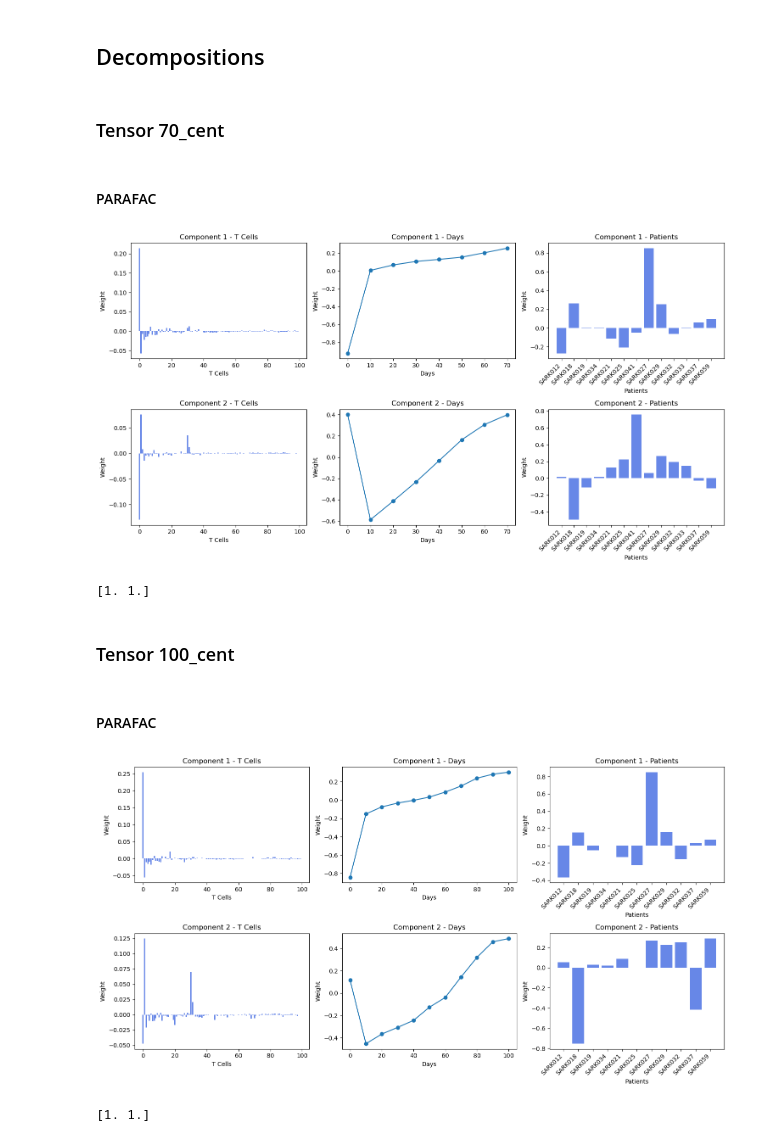
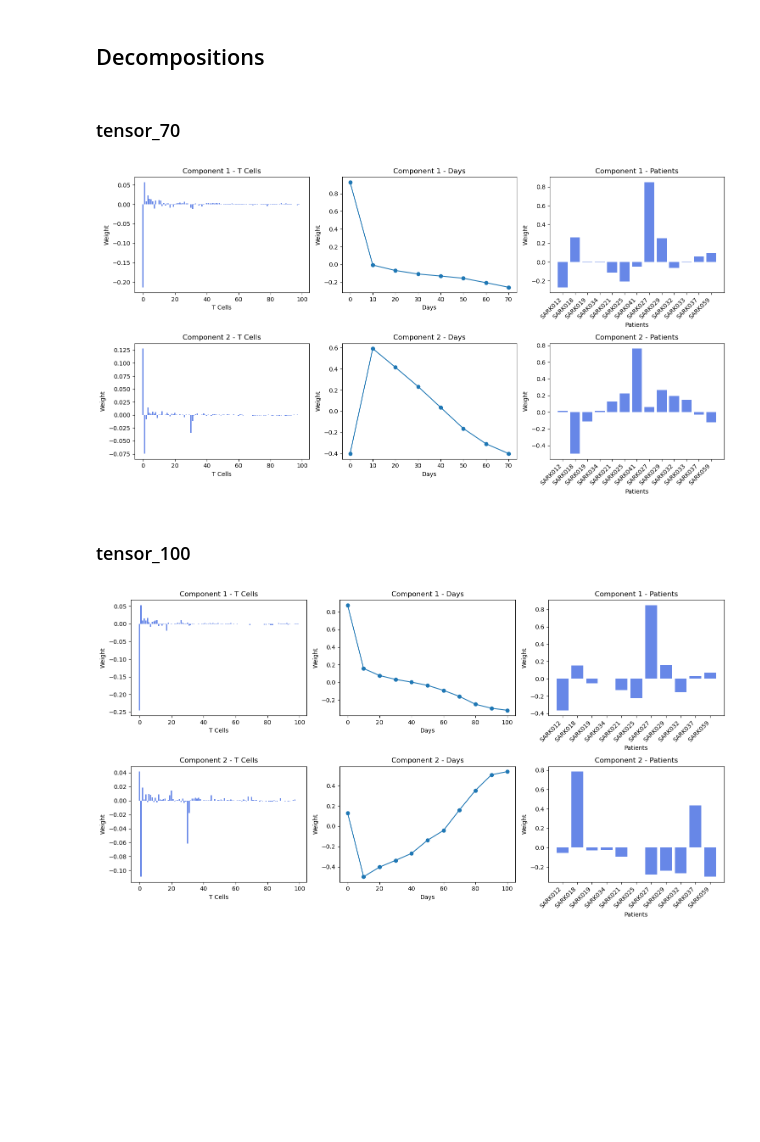
Before and after one commit to pablovadillo/Tensordecomposition, a Jupyter notebook: CP_decomposition.ipynb, the cells around one changed output. Drawn from its saved outputs; the diff is of its cells as text; code cells hidden in the pictures; blank space fills up the shorter version.

```diff
--- a/CP_decomposition.ipynb
+++ b/CP_decomposition.ipynb
@@ -18,10 +13,14 @@ from kneed import KneeLocator
 # %% [markdown]
 ## Import tensors
 # %%
-tensor_70_cent = np.load('tensors_center/tensor_70.npy')
-tensor_100_cent = np.load('tensors_center/tensor_100.npy')
-tensor_200_cent = np.load('tensors_center/tensor_200.npy')
-tensor_300_cent = np.load('tensors_center/tensor_300.npy')
+# real data
+tensor_70 = np.load('real_data/tensor_70.npy')
+tensor_100 = np.load('real_data/tensor_100.npy')
+tensor_200 = np.load('real_data/tensor_200.npy')
+tensor_300 = np.load('real_data/tensor_300.npy')
+# simulated data
+tensor_1 = np.load('simulated_data/tensor_1.npy')
+tensor_2 = np.load('simulated_data/tensor_2.npy')
 # %% [markdown]
 ## Number of components
 # %%
@@ -174,31 +198,23 @@ def decomposition_visualization(factors, patients):
     plt.tight_layout()
     plt.show()
 # %% [markdown]
-### Tensor 70_cent
+### tensor_70
-# %% [markdown]
-#### PARAFAC
 # %%
-tensor_70_cent = tl.tensor(tensor_70_cent)
-weights_70_cent, factors_70_cent = parafac(tensor_70_cent, rank=2, orthogonalise=True)
+tensor_70 = tl.tensor(tensor_70)
+weights_70, factors_70 = parafac(tensor_70, rank=2)
 patients = ['SARK012', 'SARK018', 'SARK019', 'SARK034', 'SARK021', 'SARK025',
                 'SARK041', 'SARK027', 'SARK029', 'SARK032', 'SARK033', 'SARK037', 'SARK059']
-decomposition_visualization(factors_70_cent, patients)
-print(weights_70_cent)
+decomposition_visualization(factors_70, patients)
 # %% [output]
-[figure, old version]
+[figure, new version]
-[1. 1.]
 # %% [markdown]
-### Tensor 100_cent
+### tensor_100
-# %% [markdown]
-#### PARAFAC
 # %%
-tensor_100_cent = tl.tensor(tensor_100_cent)
-weights_100_cent, factors_100_cent = parafac(tensor_100_cent, rank=2, orthogonalise=True)
+tensor_100 = tl.tensor(tensor_100)
+weights_100, factors_100 = parafac(tensor_100, rank=2)
 patients = ['SARK012', 'SARK018', 'SARK019', 'SARK034', 'SARK021', 'SARK025',
                 'SARK027', 'SARK029', 'SARK032', 'SARK037', 'SARK059']
-decomposition_visualization(factors_100_cent, patients)
-print(weights_100_cent)
+decomposition_visualization(factors_100, patients)
 # %% [output]
-[figure, old version]
+[figure, new version]
-[1. 1.]
 # %% [markdown]
```
Also changed, not shown: parts of 19 cells of this notebook, 2 other files.
